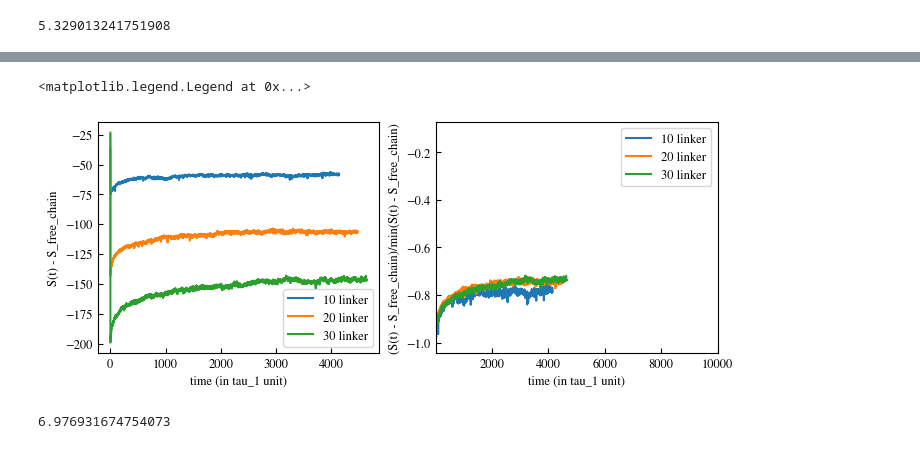
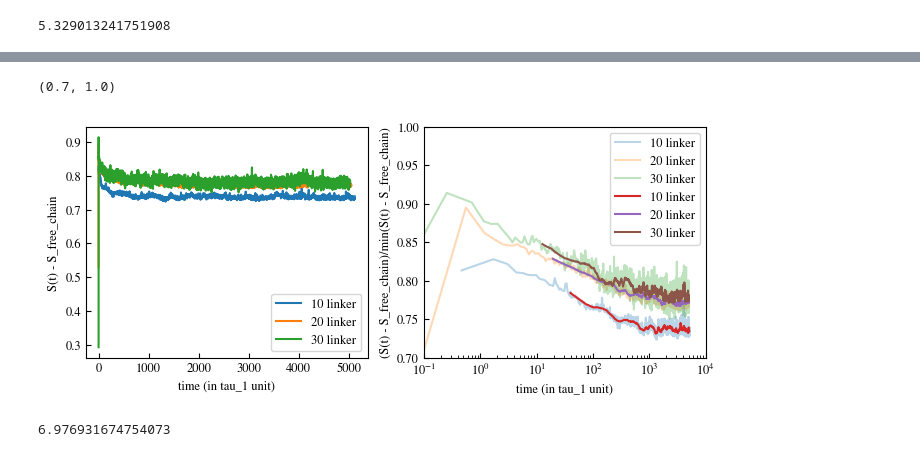
Before and after one commit to cachetdaspirine/Evolution_of_the_Entropy, a Jupyter notebook: Time_Evolution_Entropy copy.ipynb, the cells around one changed output, grey strips where cells are left out. Drawn from its saved outputs; the diff is of its cells as text; code cells hidden in the pictures.

```diff
--- a/Time_Evolution_Entropy copy.ipynb
+++ b/Time_Evolution_Entropy copy.ipynb
@@ -9,6 +9,8 @@ import sys
 
 sys.path.append('/home/hcleroy/PostDoc/aging_condensates/Simulation/Gillespie/Analysis/')
 sys.path.append('/home/hugo/PostDoc/aging_condensates/Gillespie/Analysis/')
+import ToolBox
+importlib.reload(ToolBox)
 from ToolBox import *
 
 sys.path.append('/home/hcleroy/Extra_Module_py')
@@ -16,6 +18,7 @@ sys.path.append('/home/hugo/Extra_Module_py')
 import formated_matplotlib
 
 Ec = lambda L,N : 3/2*np.log(L/N* np.pi/3)
+MaxEnt = lambda N,L : 1.5* (N-1) * (np.log(3/(2*np.pi*L/N)) -1)
 # %%
 # gillespie parameter
 Nlinker = 2
@@ -138,28 +145,40 @@ ST30 = average_simulations(args,step_tot,compute_steps)
 #np.save("Res/10_20_30_linkers/10_linker.npy",ST10)
 #np.save("Res/10_20_30_linkers/20_linker.npy",ST20)
 #np.save("Res/10_20_30_linkers/30_linker.npy",ST30)
+ST10 = np.load("Res/10_20_30_linkers/10_linker.npy")
+ST20 = np.load("Res/10_20_30_linkers/20_linker.npy")
+ST30 = np.load("Res/10_20_30_linkers/30_linker.npy")
+# %%
+X_av_10,Y_av_10 = moving_average(ST10[4:,0],ST10[4:,1]/MaxEnt(11,10**3),50)
+X_av_20,Y_av_20 = moving_average(ST20[4:,0],ST20[4:,1]/MaxEnt(21,10**3),50)
+X_av_30,Y_av_30 = moving_average(ST30[4:,0],ST30[4:,1]/MaxEnt(31,10**3),50)
 # %%
 fig, ax = plt.subplots(ncols=2,figsize=(8,3))
-ax[0].plot(ST10[:,0],ST10[:,1],label='10 linker')#/abs(min(ST10[:,1]))
-ax[0].plot(ST20[:,0],ST20[:,1],label='20 linker')#/abs(min(ST20[:,1]))
-ax[0].plot(ST30[:,0],ST30[:,1],label='30 linker')#/abs(min(ST30[:,1]))
-ax[1].plot(ST10[:,0],ST10[:,1]/abs(min(ST10[:,1])),label='10 linker')
-ax[1].plot(ST20[:,0],ST20[:,1]/abs(min(ST20[:,1])),label='20 linker')
-ax[1].plot(ST30[:,0],ST30[:,1]/abs(min(ST30[:,1])),label='30 linker')
+ax[0].plot(ST10[:,0],ST10[:,1]/MaxEnt(11,10**3),label='10 linker')#/abs(min(ST10[:,1]))
+ax[0].plot(ST20[:,0],ST20[:,1]/MaxEnt(21,10**3),label='20 linker')#/abs(min(ST20[:,1]))
+ax[0].plot(ST30[:,0],ST30[:,1]/MaxEnt(31,10**3),label='30 linker')#/abs(min(ST30[:,1]))
+ax[1].plot(ST10[:,0],ST10[:,1]/MaxEnt(11,10**3),label='10 linker',alpha=0.3)
+ax[1].plot(ST20[:,0],ST20[:,1]/MaxEnt(21,10**3),label='20 linker',alpha=0.3)
+ax[1].plot(ST30[:,0],ST30[:,1]/MaxEnt(31,10**3),label='30 linker',alpha=0.3)
+
+ax[1].plot(X_av_10,Y_av_10,label='10 linker')
+ax[1].plot(X_av_20,Y_av_20,label='20 linker')
+ax[1].plot(X_av_30,Y_av_30,label='30 linker')
 
 ax[0].set_xlabel('time (in tau_1 unit)')
 ax[0].set_ylabel('S(t) - S_free_chain')
 ax[1].set_xlabel('time (in tau_1 unit)')
 ax[1].set_ylabel('(S(t) - S_free_chain)/min(S(t) - S_free_chain)')
 #ax[0].set_xscale('log')
-#ax[1].set_xscale('log')
+ax[1].set_xscale('log')
 ax[1].set_xlim(10**-1,10**4)
 ax[0].legend()
 ax[1].legend()
+ax[1].set_ylim(0.7,1)
 #fig.savefig('Res/10_20_30_linkers/S_of_t.svg',transparent=True,bbox_inches='tight')
 # %% [output]
-<matplotlib.legend.Legend at 0x...>
+(0.7, 1.0)
-[figure, old version]
+[figure, new version]
 # %%
 # gillespie parameter
 Nlinker = 10
```
Also changed, not shown: parts of 21 cells of this notebook, 1 other file.
